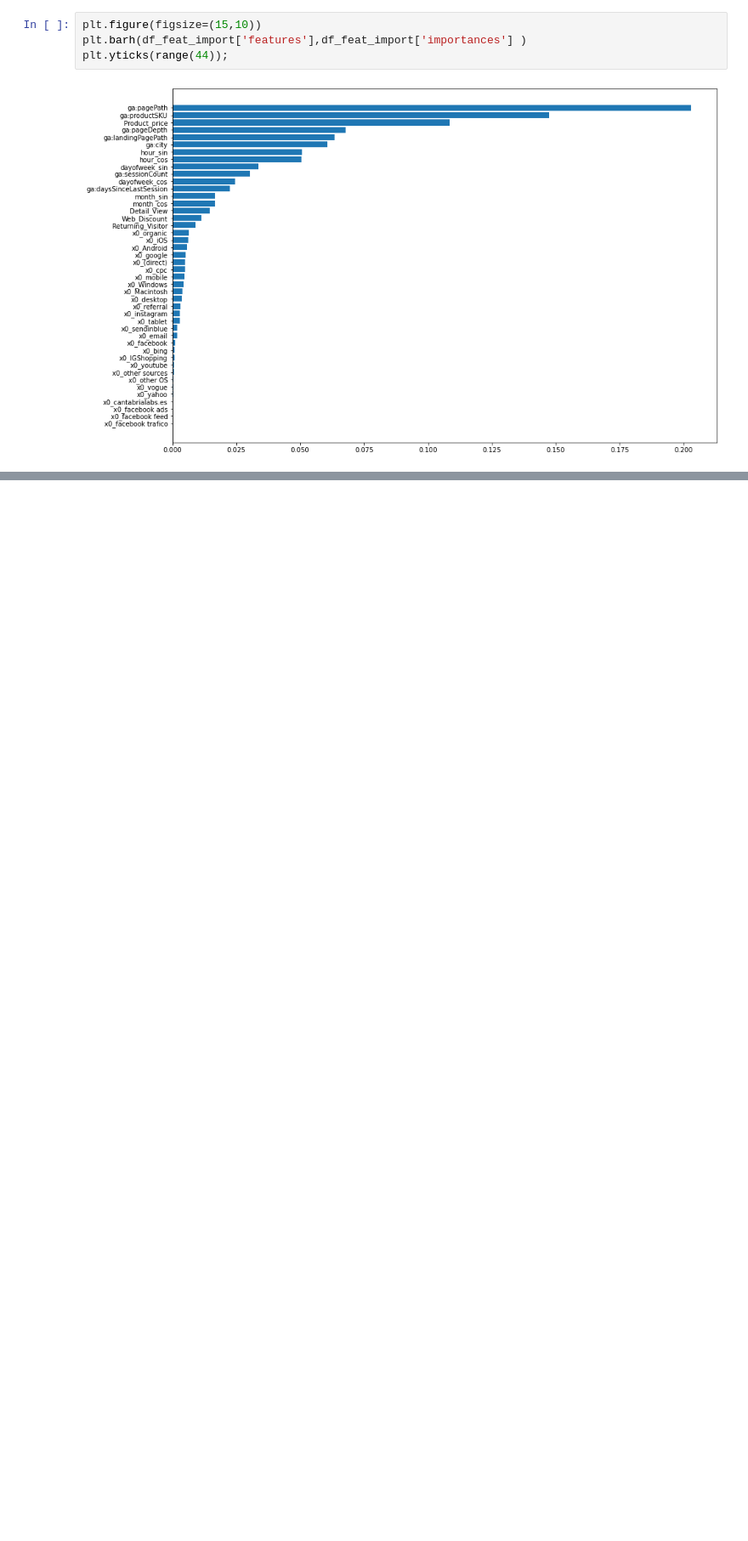
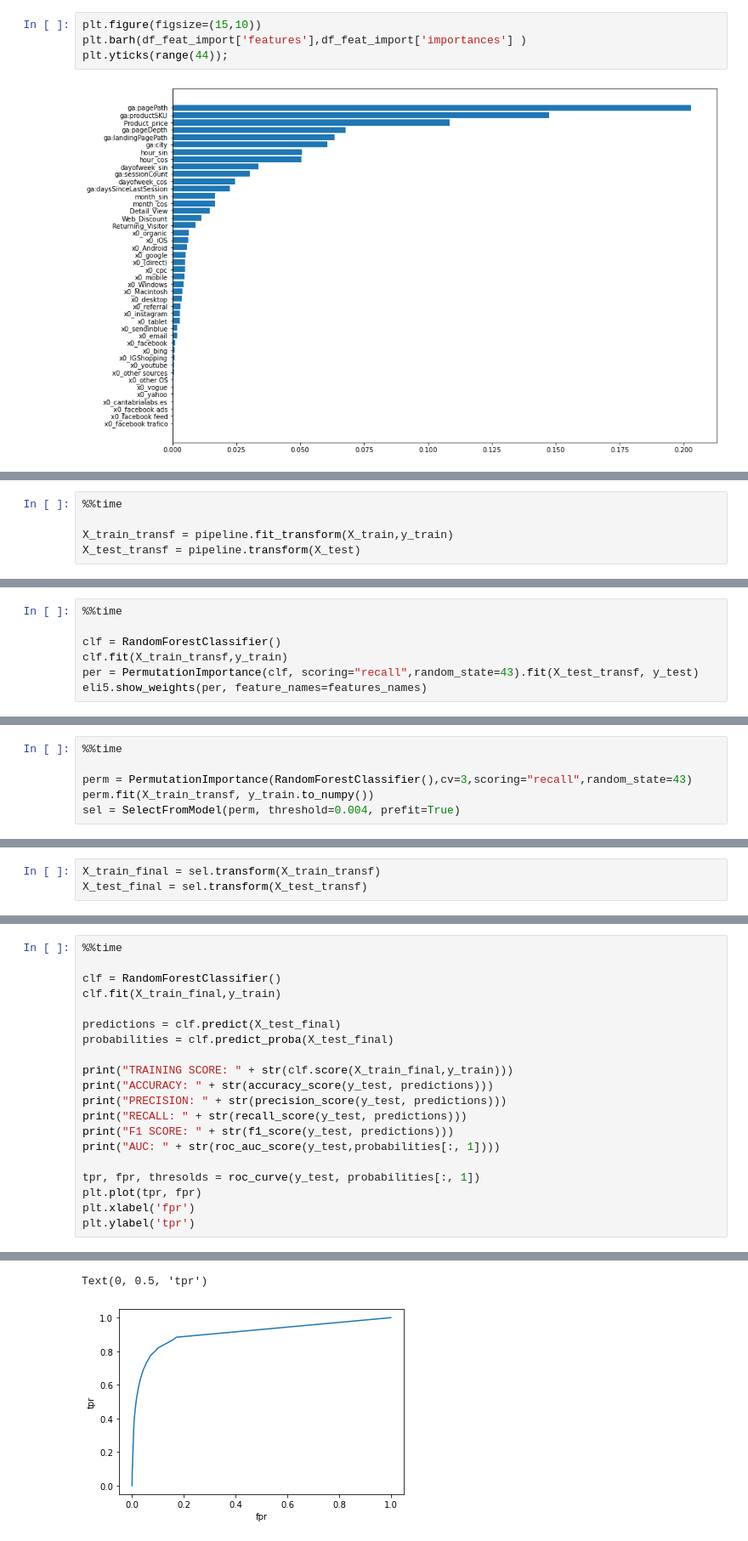
Before and after one commit to Laurajmoreno/ML_and_CRO, a Jupyter notebook: CLASSIFICATION_OPTIMIZATION_Random-Forest-with-fulldata-no-carrito-pedido.ipynb, the cells around one changed output, grey strips where cells are left out. Shown at 85% size. Drawn from its saved outputs; the diff is of its cells as text; blank space fills up the shorter version.

```diff
--- a/CLASSIFICATION_OPTIMIZATION_Random-Forest-with-fulldata-no-carrito-pedido.ipynb
+++ b/CLASSIFICATION_OPTIMIZATION_Random-Forest-with-fulldata-no-carrito-pedido.ipynb
@@ -471,0 +1257,5 @@ Como vemos, el método predeterminado feature_importance favorece las variables
+# %%
+%%time
+
+X_train_transf = pipeline.fit_transform(X_train,y_train)
+X_test_transf = pipeline.transform(X_test)
@@ -471,0 +1319,7 @@ Como vemos, el método predeterminado feature_importance favorece las variables
+# %%
+%%time
+
+clf = RandomForestClassifier()
+clf.fit(X_train_transf,y_train)
+per = PermutationImportance(clf, scoring="recall",random_state=43).fit(X_test_transf, y_test)
+eli5.show_weights(per, feature_names=features_names)
@@ -471,0 +1368,6 @@ Como vemos, el método predeterminado feature_importance favorece las variables
+# %%
+%%time
+
+perm = PermutationImportance(RandomForestClassifier(),cv=3,scoring="recall",random_state=43)
+perm.fit(X_train_transf, y_train.to_numpy())
+sel = SelectFromModel(perm, threshold=0.004, prefit=True)
@@ -471,0 +1377,3 @@ Como vemos, el método predeterminado feature_importance favorece las variables
+# %%
+X_train_final = sel.transform(X_train_transf)
+X_test_final = sel.transform(X_test_transf)
@@ -471,0 +1389,21 @@ Como vemos, el método predeterminado feature_importance favorece las variables
+# %%
+%%time
+
+clf = RandomForestClassifier()
+clf.fit(X_train_final,y_train)
+
+predictions = clf.predict(X_test_final)
+probabilities = clf.predict_proba(X_test_final)
+
+print("TRAINING SCORE: " + str(clf.score(X_train_final,y_train)))
+print("ACCURACY: " + str(accuracy_score(y_test, predictions)))
+print("PRECISION: " + str(precision_score(y_test, predictions)))
+print("RECALL: " + str(recall_score(y_test, predictions)))
+print("F1 SCORE: " + str(f1_score(y_test, predictions)))
+print("AUC: " + str(roc_auc_score(y_test,probabilities[:, 1])))
+
+tpr, fpr, thresolds = roc_curve(y_test, probabilities[:, 1])
+plt.plot(tpr, fpr)
+plt.xlabel('fpr')
+plt.ylabel('tpr')
+# %% [output]
@@ -471,0 +1418,2 @@ Como vemos, el método predeterminado feature_importance favorece las variables
+Text(0, 0.5, 'tpr')
+[figure, added]
```
Also changed, not shown: parts of 73 cells of this notebook, 1 other file.
